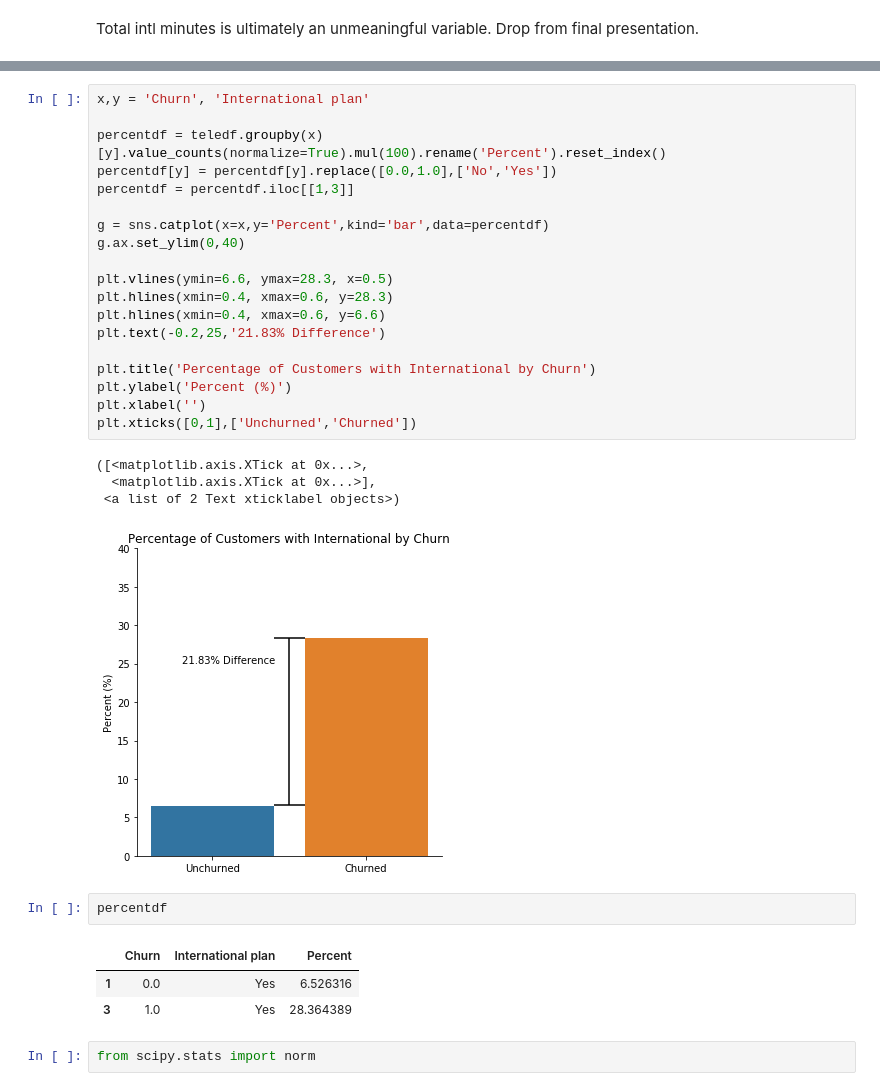
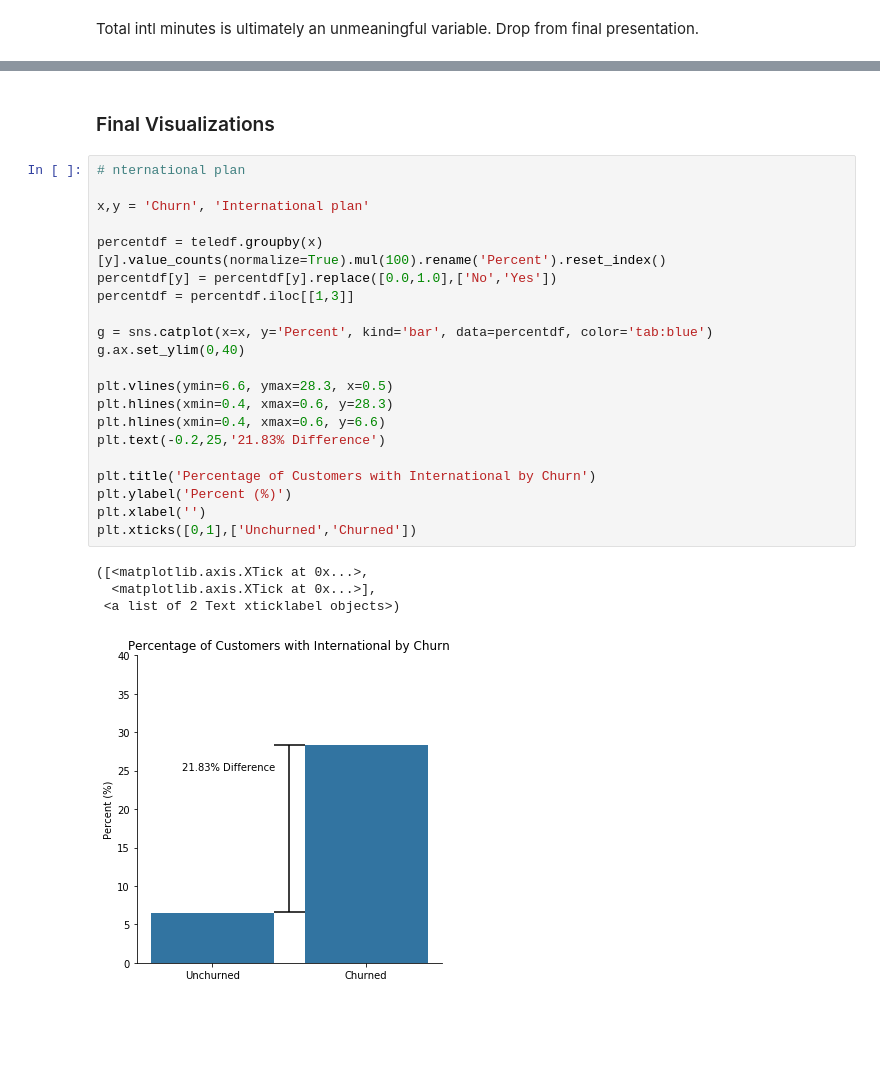
Before and after one commit to kangand/1000ml, a Jupyter notebook: unit5_project/Visualizations.ipynb, the cells around one changed output, grey strips where cells are left out. Drawn from its saved outputs; the diff is of its cells as text; blank space fills up the shorter version.

```diff
--- a/unit5_project/Visualizations.ipynb
+++ b/unit5_project/Visualizations.ipynb
@@ -145,33 +153,29 @@ Total intl minutes is ultimately an unmeaningful variable. Drop from final prese
+# %% [markdown]
+### Final Visualizations
 # %%
+# nternational plan
+
 x,y = 'Churn', 'International plan'
 
 percentdf = teledf.groupby(x)[y].value_counts(normalize=True).mul(100).rename('Percent').reset_index()
 percentdf[y] = percentdf[y].replace([0.0,1.0],['No','Yes'])
 percentdf = percentdf.iloc[[1,3]]
 
-g = sns.catplot(x=x,y='Percent',kind='bar',data=percentdf)
+g = sns.catplot(x=x, y='Percent', kind='bar', data=percentdf, color='tab:blue')
 g.ax.set_ylim(0,40)
 
 plt.vlines(ymin=6.6, ymax=28.3, x=0.5)
 plt.hlines(xmin=0.4, xmax=0.6, y=28.3)
 plt.hlines(xmin=0.4, xmax=0.6, y=6.6)
 plt.text(-0.2,25,'21.83% Difference')
 
 plt.title('Percentage of Customers with International by Churn')
 plt.ylabel('Percent (%)')
 plt.xlabel('')
 plt.xticks([0,1],['Unchurned','Churned'])
 # %% [output]
 ([<matplotlib.axis.XTick at 0x...>,
   <matplotlib.axis.XTick at 0x...>],
  <a list of 2 Text xticklabel objects>)
-[figure, old version]
+[figure, new version]
-# %%
-percentdf
-# %% [output]
-|  | Churn | International plan | Percent |
-| 1 | 0.0 | Yes | 6.526316 |
-| 3 | 1.0 | Yes | 28.364389 |
-# %%
-from scipy.stats import norm
 # %%
```
Also changed, not shown: parts of 17 cells of this notebook, 6 other files.
